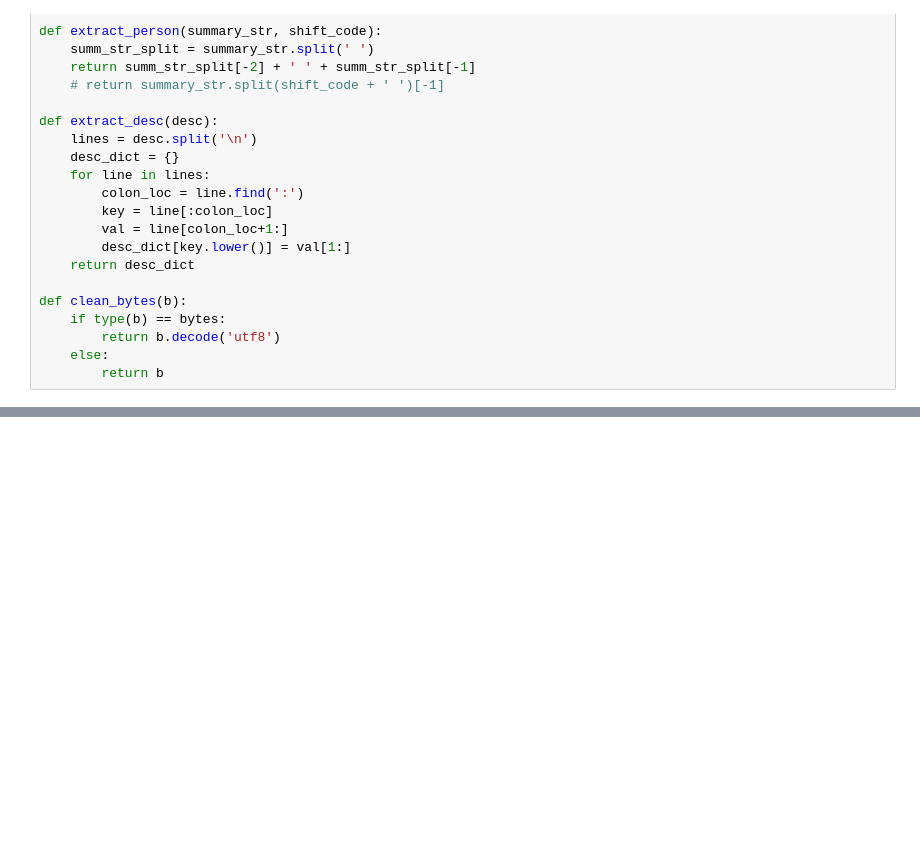
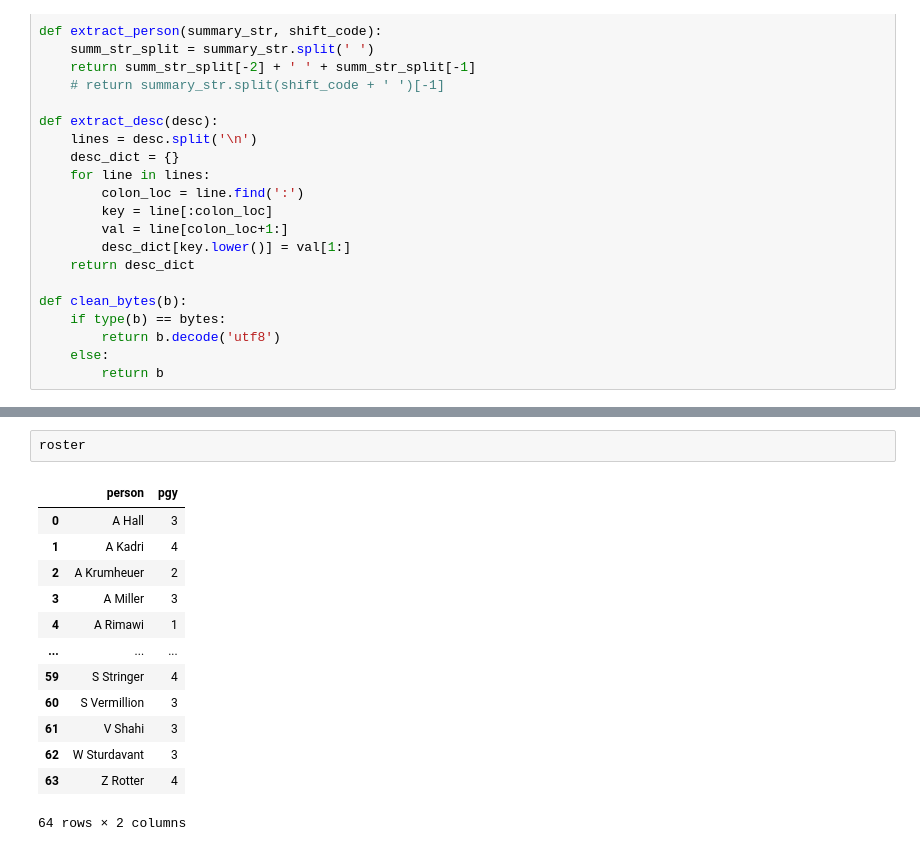
Before and after one commit to maxspad/trades, a Jupyter notebook: trades.ipynb, the cells around one changed output, grey strips where cells are left out. Drawn from its saved outputs; the diff is of its cells as text; blank space fills up the shorter version.

```diff
--- a/trades.ipynb
+++ b/trades.ipynb
@@ -122,0 +105,16 @@ for e in w:
+# %%
+roster
+# %% [output]
+|  | person | pgy |
+| 0 | A Hall | 3 |
+| 1 | A Kadri | 4 |
+| 2 | A Krumheuer | 2 |
+| 3 | A Miller | 3 |
+| 4 | A Rimawi | 1 |
+| ... | ... | ... |
+| 59 | S Stringer | 4 |
+| 60 | S Vermillion | 3 |
+| 61 | V Shahi | 3 |
+| 62 | W Sturdavant | 3 |
+| 63 | Z Rotter | 4 |
+64 rows × 2 columns
```
Also changed, not shown: parts of 14 cells of this notebook, 2 other files.
